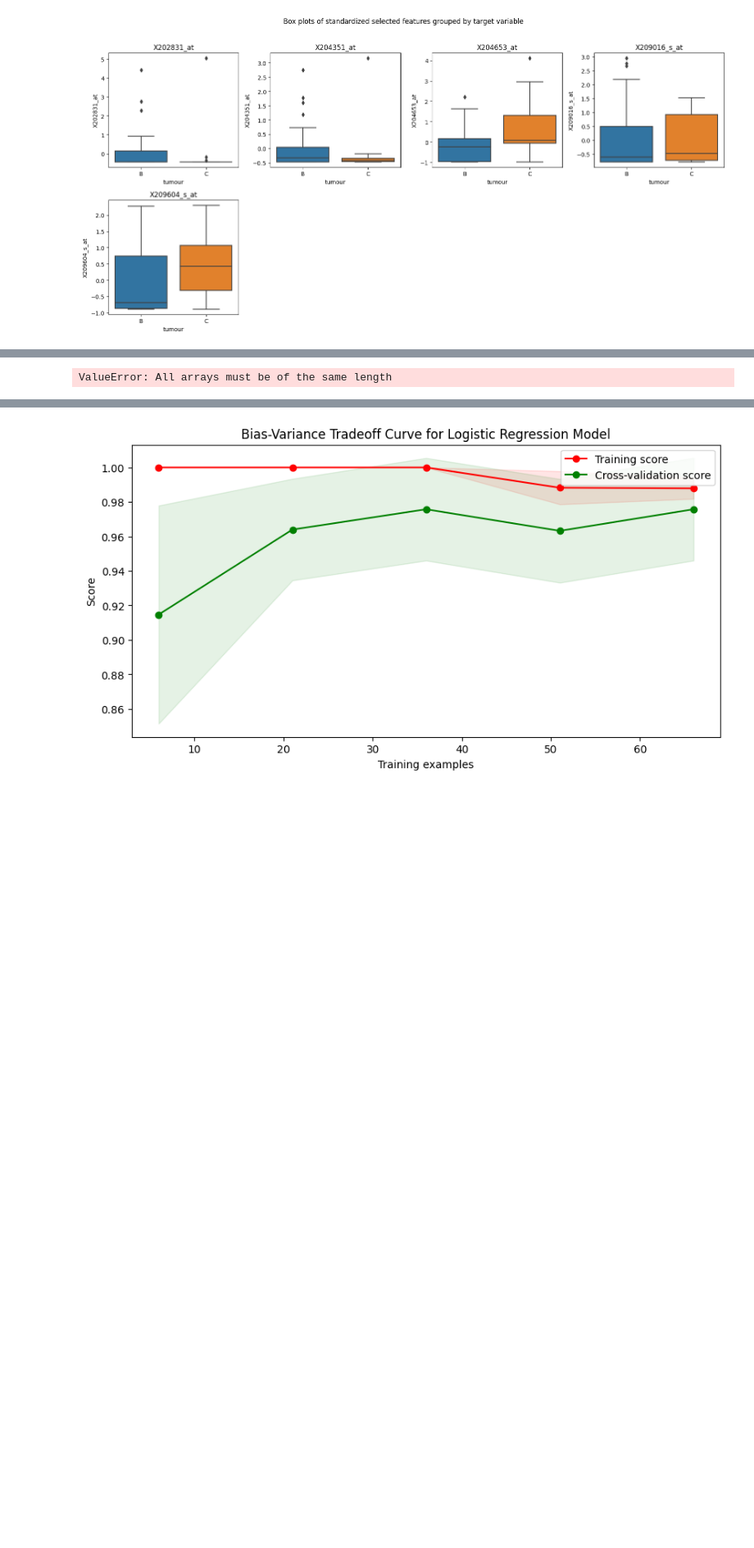
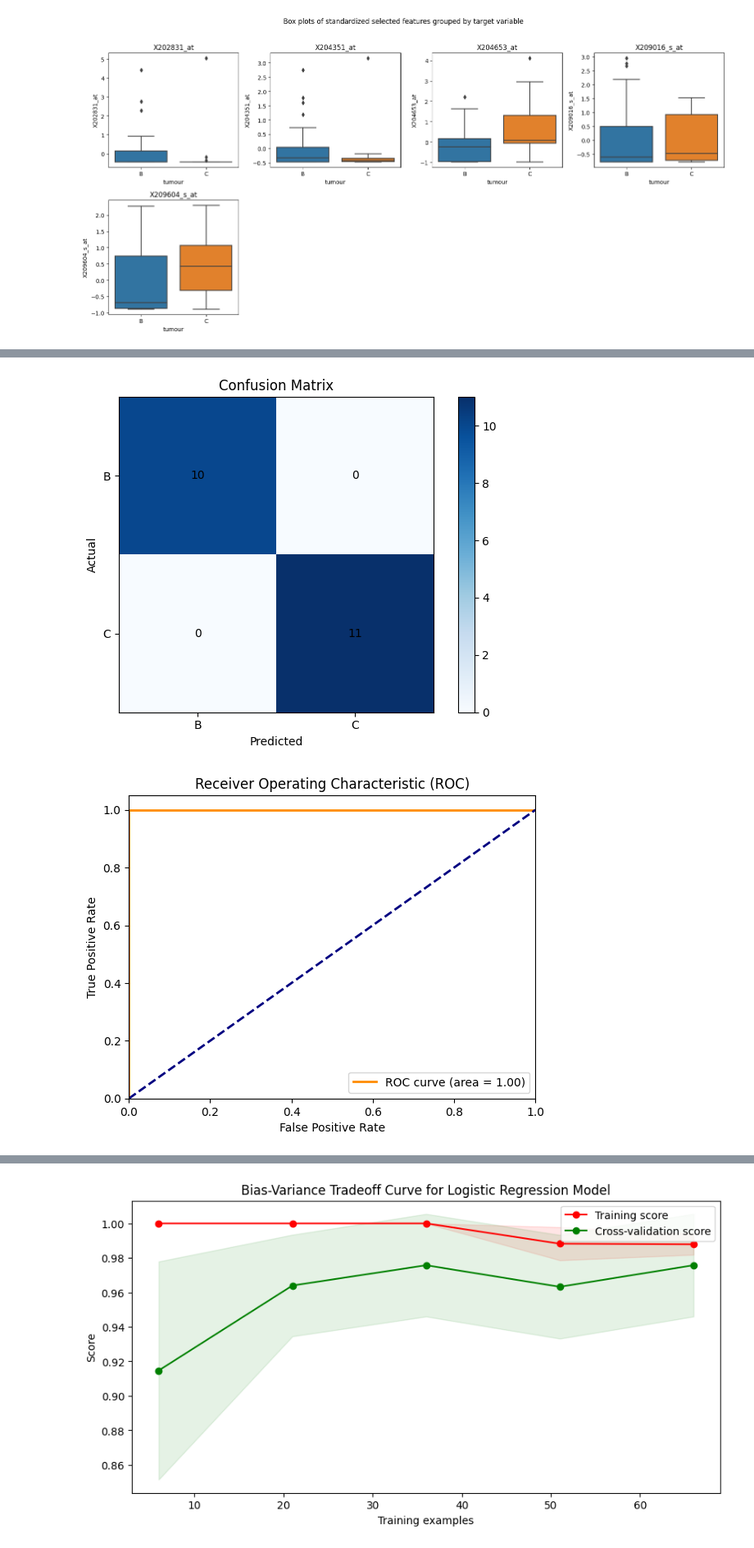
Before and after one commit to thirukos/main, a Jupyter notebook: Logistic_Regression.ipynb, the cells around one changed output, grey strips where cells are left out. Shown at 82% size. Drawn from its saved outputs; the diff is of its cells as text; code cells hidden in the pictures; blank space fills up the shorter version.

```diff
--- a/Logistic_Regression.ipynb
+++ b/Logistic_Regression.ipynb
@@ -263,6 +263,7 @@ plt.show()
 [figure]
 # %%
 from sklearn.metrics import confusion_matrix, classification_report, roc_curve, auc
+from sklearn.model_selection import cross_val_score
 
 # selecting the features
 X_train = X_train_normalized_df[selected_features]
@@ -270,11 +271,14 @@ X_test = X_test_normalized_df[selected_features]
 
 # fitting the logistic regression model
 lr = LogisticRegression(penalty = 'l2',max_iter=1000)
-lr.fit(X_train_normalized_df, Y_train)
+cv_scores = cross_val_score(lr, X_train, Y_train, cv=5)
+print("Cross-validation scores:", cv_scores)
+print("Mean cross-validation score:", cv_scores.mean())
+lr.fit(X_train, Y_train)
 
 # making predictions
-Y_pred = lr.predict(X_test_normalized_df)
-Y_pred_proba = lr.predict_proba(X_test_normalized_df)[:, 1]
+Y_pred = lr.predict(X_test)
+Y_pred_proba = lr.predict_proba(X_test)[:, 1]
 
 # printing classification report
 print(classification_report(Y_test, Y_pred))
@@ -325 +338,2 @@ weighted avg       1.00      1.00      1.00        21
-ValueError: All arrays must be of the same length
+[figure, added]
+[figure, added]
```
Also changed, not shown: parts of 3 cells of this notebook, 15 other files.
